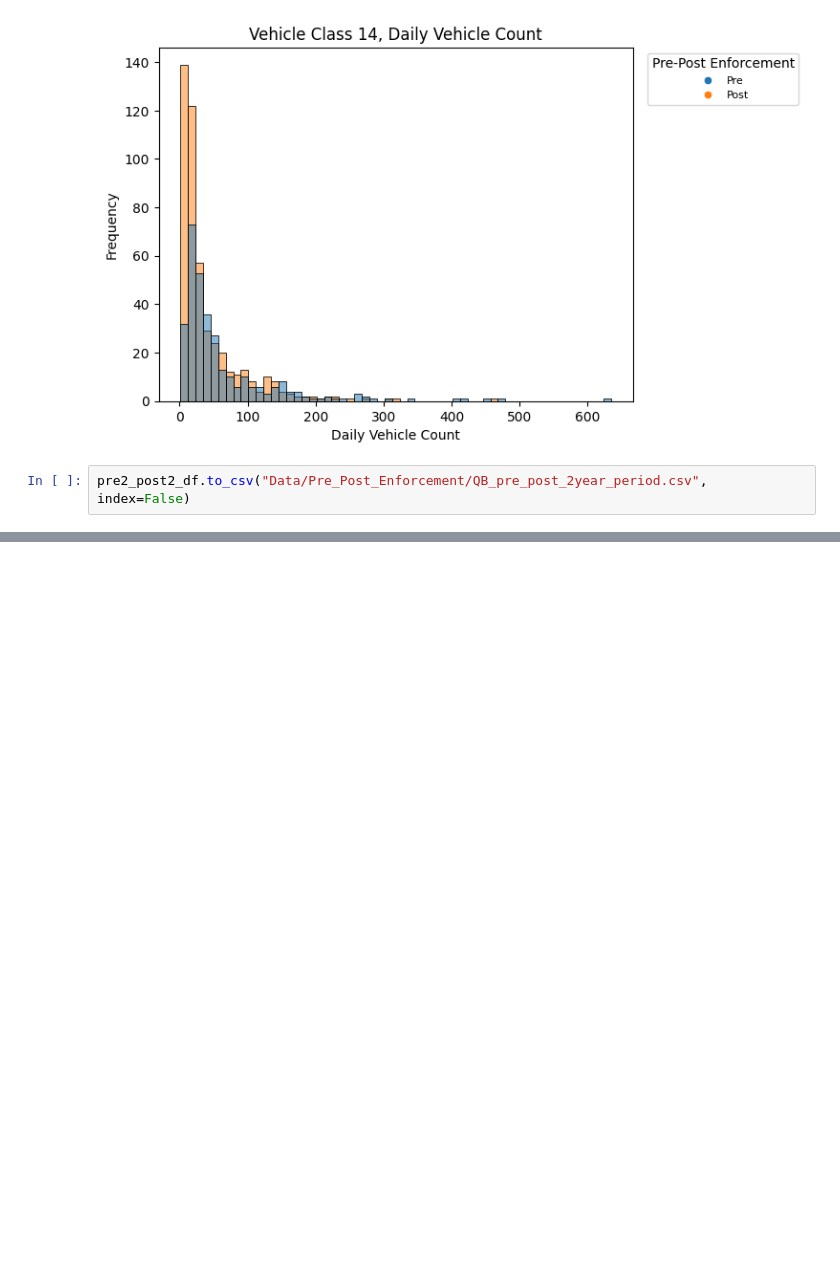
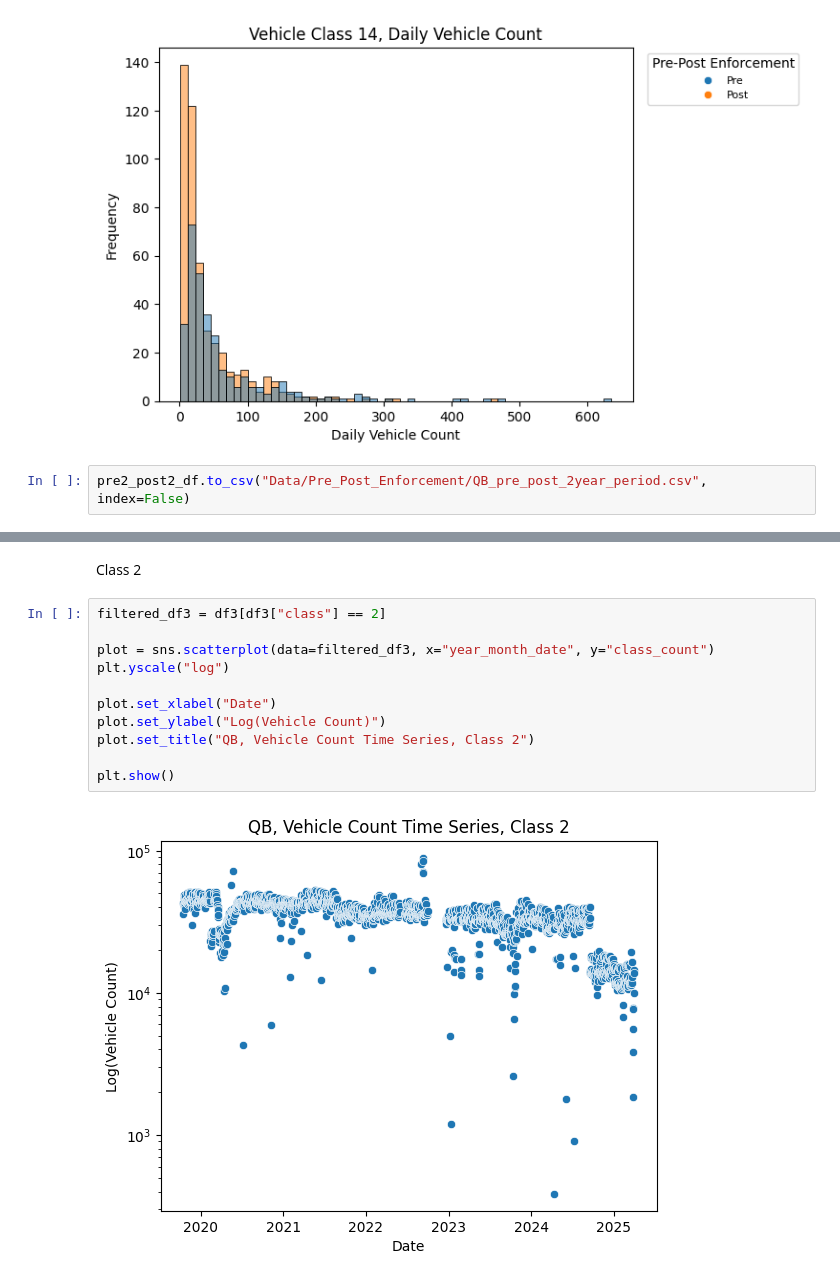
Before and after one commit to rda329/Fall25_Capstone_DSE, a Jupyter notebook: Data_Exploration/DailyVehicleCount.ipynb, the cells around one changed output, grey strips where cells are left out. Drawn from its saved outputs; the diff is of its cells as text; blank space fills up the shorter version.

```diff
--- a/Data_Exploration/DailyVehicleCount.ipynb
+++ b/Data_Exploration/DailyVehicleCount.ipynb
@@ -1657,0 +1730,15 @@ pre2_post2_df.to_csv("Data/Pre_Post_Enforcement/QB_pre_post_2year_period.csv", i
+# %% [markdown]
+Class 2
+# %%
+filtered_df3 = df3[df3["class"] == 2]
+
+plot = sns.scatterplot(data=filtered_df3, x="year_month_date", y="class_count")
+plt.yscale("log")
+
+plot.set_xlabel("Date")
+plot.set_ylabel("Log(Vehicle Count)")
+plot.set_title("QB, Vehicle Count Time Series, Class 2")
+
+plt.show()
+# %% [output]
+[figure, added]
```
Also changed, not shown: parts of 59 cells of this notebook, 1 other file.
